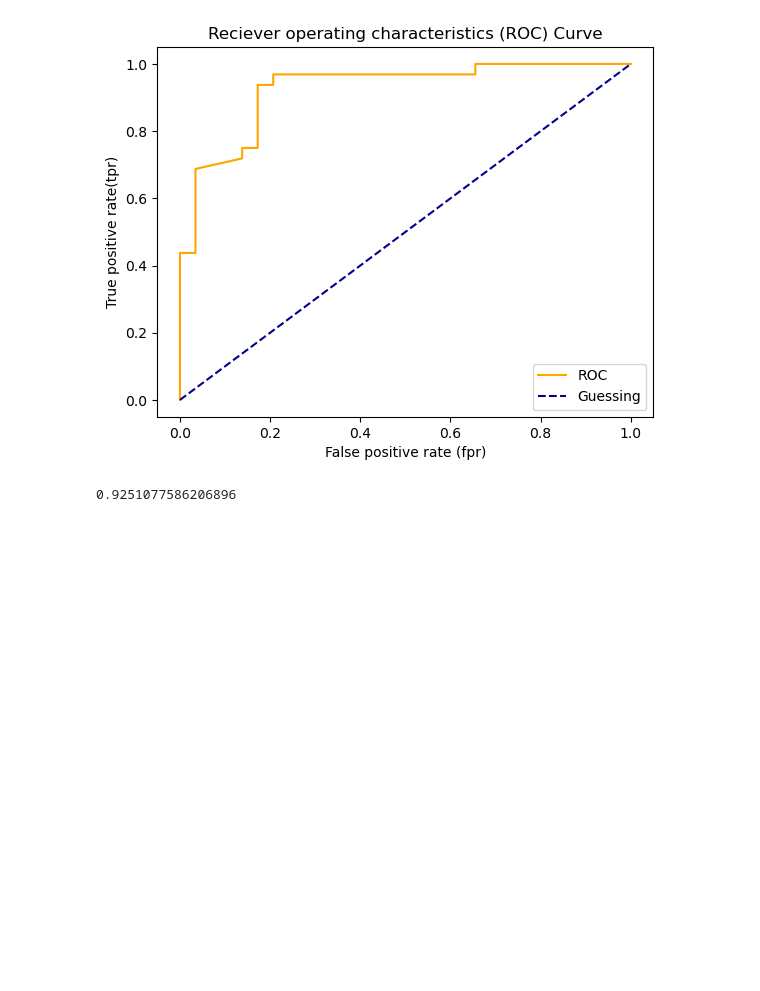
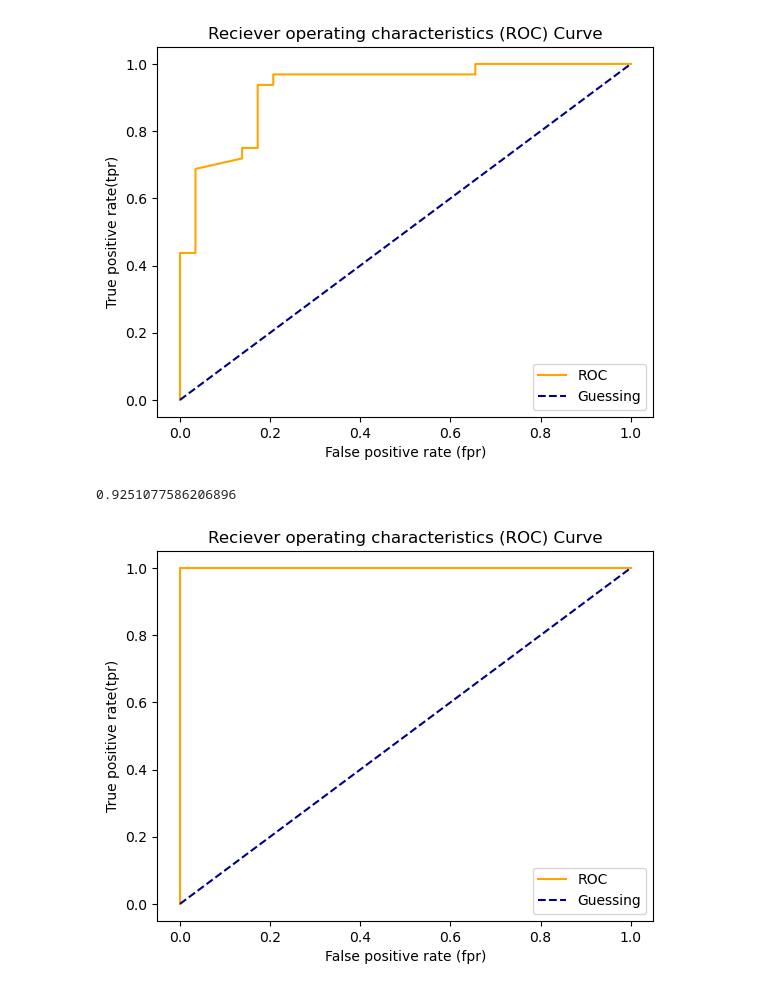
Before and after one commit to Godswillben/Machine-learning-practice, a Jupyter notebook: 2/sample_project_1/Introduction-to-scikit-learn.ipynb, the cells around one changed output. Cells and saved outputs as stored; diff of their text form; code cells hidden in the pictures; blank space fills up the shorter version.

```diff
--- a/2/sample_project_1/Introduction-to-scikit-learn.ipynb
+++ b/2/sample_project_1/Introduction-to-scikit-learn.ipynb
@@ -1253,9 +1253,3 @@ def plot_roc_curve(fpr, tpr):
 plot_roc_curve(fpr, tpr)
 # %% [output]
 [figure]
-# %%
-from sklearn.metrics import roc_auc_score
-
-roc_auc_score(y_test, y_probs_positive)
-# %% [output]
-0.9251077586206896
@@ -1263,0 +1256,12 @@ roc_auc_score(y_test, y_probs_positive)
+# %%
+from sklearn.metrics import roc_auc_score
+
+roc_auc_score(y_test, y_probs_positive)
+# %% [output]
+0.9251077586206896
+# %%
+# Plot perfect Roc curve and AUC score
+fpr, tpr, thresholds = roc_curve(y_test, y_test)
+plot_roc_curve(fpr, tpr)
+# %% [output]
+[figure, added]
```
Also changed, not shown: parts of 1 cell of this notebook.
